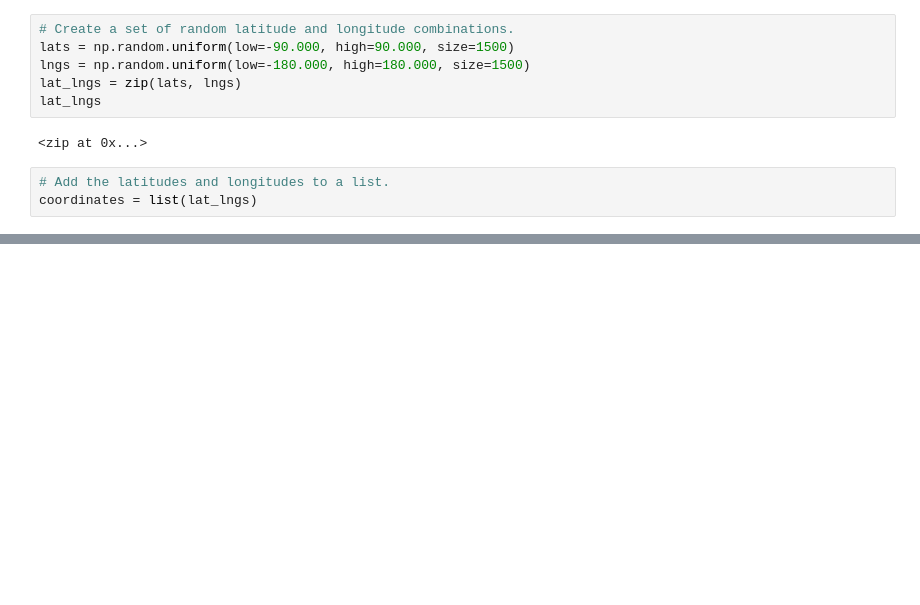
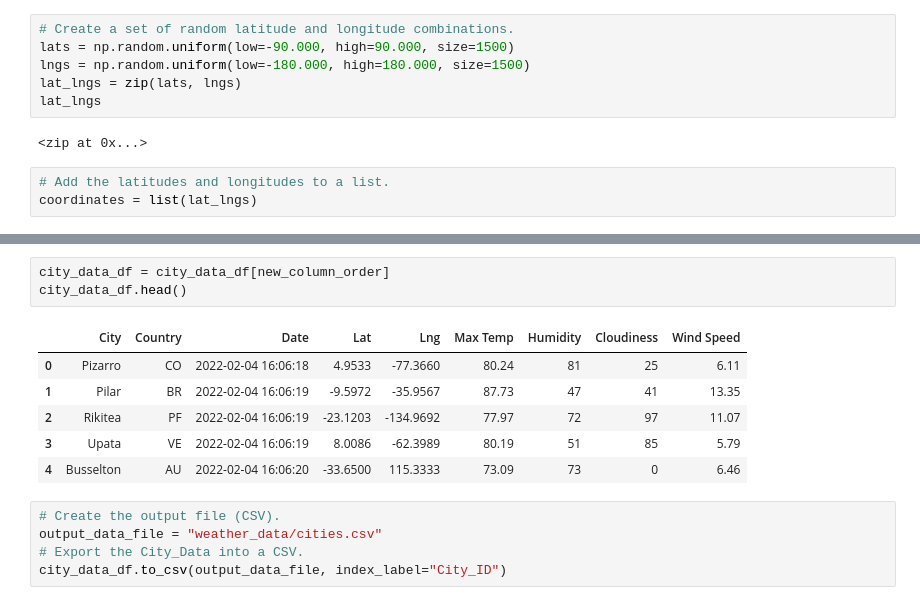
Before and after one commit to breeProgram/World_Weather_Analysis, a Jupyter notebook: WeatherPy.ipynb, the cells around one changed output, grey strips where cells are left out. Cells and saved outputs as stored; diff of their text form; blank space fills up the shorter version.

```diff
--- a/WeatherPy.ipynb
+++ b/WeatherPy.ipynb
@@ -32,0 +146,15 @@ len(cities)
+# %%
+city_data_df = city_data_df[new_column_order]
+city_data_df.head()
+# %% [output]
+|  | City | Country | Date | Lat | Lng | Max Temp | Humidity | Cloudiness | Wind Speed |
+| 0 | Pizarro | CO | 2022-02-04 16:06:18 | 4.9533 | -77.3660 | 80.24 | 81 | 25 | 6.11 |
+| 1 | Pilar | BR | 2022-02-04 16:06:19 | -9.5972 | -35.9567 | 87.73 | 47 | 41 | 13.35 |
+| 2 | Rikitea | PF | 2022-02-04 16:06:19 | -23.1203 | -134.9692 | 77.97 | 72 | 97 | 11.07 |
+| 3 | Upata | VE | 2022-02-04 16:06:19 | 8.0086 | -62.3989 | 80.19 | 51 | 85 | 5.79 |
+| 4 | Busselton | AU | 2022-02-04 16:06:20 | -33.6500 | 115.3333 | 73.09 | 73 | 0 | 6.46 |
+# %%
+# Create the output file (CSV).
+output_data_file = "weather_data/cities.csv"
+# Export the City_Data into a CSV.
+city_data_df.to_csv(output_data_file, index_label="City_ID")
```
Also changed, not shown: parts of 7 cells of this notebook, 1 other file.
